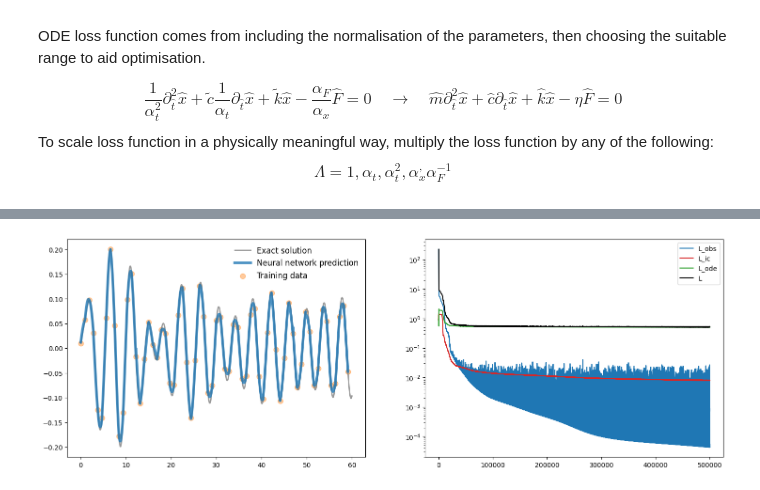
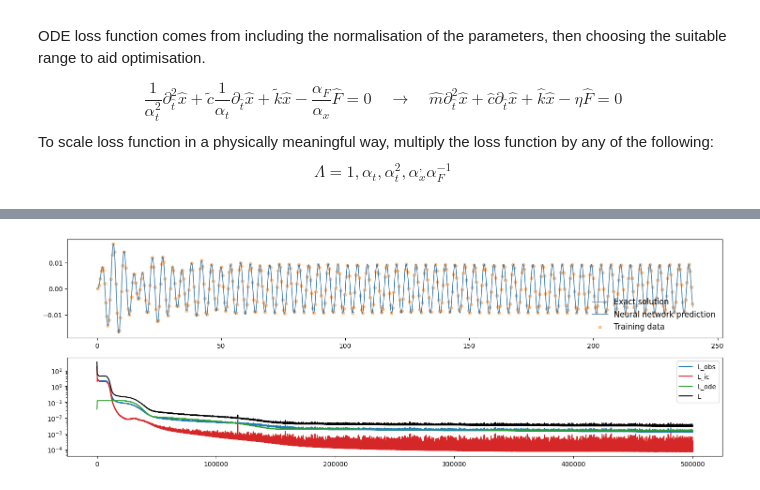
Before and after one commit to MarcusHA94/structural-dynamics-pinns, a Jupyter notebook: sdof_osa/sdof_forced_osa.ipynb, the cells around one changed output, grey strips where cells are left out. Saved outputs shown, nothing was run; the diff lists cells and outputs as text; code cells hidden in the pictures.

Commit message:
one-steap-ahead v1.0
Updated osa stuff, also fixed some minor bugs/inconsistencies in standard sdof

```diff
--- a/sdof_osa/sdof_forced_osa.ipynb
+++ b/sdof_osa/sdof_forced_osa.ipynb
@@ -114,10 +145,12 @@ Normalise and create some plotting functions
 t_hat, alpha_t = normalise(time, "range")
 x_hat_gt, alpha_x = normalise(xx, "range")
 v_hat_gt, alpha_v = normalise(vv, "range")
+F_hat_gt, alpha_F = normalise(excitation['F_tild'], "range")
 
 t_data = t_hat[sub_ind]
 x_data = x_hat_gt[sub_ind]
 v_data = v_hat_gt[sub_ind]
+F_data = F_hat_gt[sub_ind]
 
 T_hat = t_data[1].item()-t_data[0].item()
 
@@ -126,6 +159,10 @@ fig, axs = plt.subplots(2,1,figsize=(12,8))
 axs[0].plot(t_hat, x_hat_gt, color="tab:blue", label="Displacement")
 axs[0].scatter(t_data, x_data, color="tab:orange", label="Training data")
 axs[0].legend()
+axs02 = axs[0].twinx()
+axs02.plot(t_hat, F_hat_gt, color="tab:olive", alpha=0.4, label="Forcing")
+axs02.scatter(t_data, F_data, color="tab:cyan", label="Training data")
+axs02.legend()
 
 axs[1].plot(t_hat, v_hat_gt, color="tab:red", label="Velocity")
 axs[1].scatter(t_data, v_data, color="tab:orange", label="Training data")
@@ -146,9 +183,9 @@ def plot_joint_loss_hist(ax,loss_hist):
 
 def plot_result(ax, ground_truth, data, prediction, alphas):
     ax.cla()
-    ax.plot(ground_truth["t_hat"]*alphas["t"], ground_truth["x_hat"]*alphas["x"], color="grey", linewidth=2, alpha=0.8, label="Exact solution")
-    ax.plot(prediction["t_hat"]*alphas["t"], prediction["x_hat"]*alphas["x"], color="tab:blue", linewidth=4, alpha=0.8, label="Neural network prediction")
-    ax.scatter(data["t_hat"]*alphas["t"], data["x_hat"]*alphas["x"], s=60, color="tab:orange", alpha=0.4, label='Training data')
+    ax.plot(ground_truth["t_hat"]*alphas["t"], ground_truth["x_hat"]*alphas["x"], color="grey", linewidth=1, alpha=0.8, label="Exact solution")
+    ax.plot(prediction["t_hat"]*alphas["t"], prediction["x_hat"]*alphas["x"], color="tab:blue", linewidth=1, alpha=0.8, label="Neural network prediction")
+    ax.scatter(data["t_hat"]*alphas["t"], data["x_hat"]*alphas["x"], s=20, color="tab:orange", alpha=0.4, label='Training data')
     l = ax.legend(frameon=False, fontsize="large")
     xL = torch.amax(ground_truth["t_hat"])*alphas["t"]
     yL = torch.amax(torch.abs(ground_truth["x_hat"]))*alphas["x"]
@@ -158,11 +195,16 @@ def plot_result(ax, ground_truth, data, prediction, alphas):
 ground_truth = {
     "t_hat" : t_hat,
     "x_hat" : x_hat_gt,
+    "v_hat" : v_hat_gt,
+    "F_hat" : F_hat_gt
 }
 
 data = {
     "t_hat" : t_data,
-    "x_hat" : x_data
+    "x_hat" : x_data,
+    "v_hat" : v_data,
+    "F_hat" : F_data,
+    "sub_ind" : sub_ind
 }
 # %% [markdown]
 ## PINN
@@ -203,35 +245,35 @@ $$
 # %%
 alpha_c = c_tild*10
 alpha_k = k_tild*10
+alpha_k3 = k3_tild*10
 alphas = {
     "c" : alpha_c,
     "k" : alpha_k,
+    "k3" : alpha_k3,
     "t" : alpha_t,
     "x" : alpha_x,
     "v" : alpha_v,
-    "F" : 1.0
+    "F" : alpha_F
 }
 
-nct = 32  # number of collocation points in time window
+nct = 16  # number of collocation points in time window
 
 torch.manual_seed(123)
 
-osa_model = osa_pinn_sdof(
-    n_input = 3,
-    n_output = 1,
-    n_hidden = 32,
-    n_layers = 2
-    )
-
 osa_config = {
+    "n_input" : 4,
+    "n_output" : 1,
+    "n_hidden" : 16,
+    "n_layers" : 2,
     "T" : T,
     "T_hat" : T_hat,
     "nct" : nct,
-    "nonlinearity" : "linear",
+    "nonlinearity" : config["nonlinearity"],
     "phys_params" : {
         "par_type" : "constant",
         "k": k_tild,
-        "c" : c_tild
+        "c" : c_tild,
+        "k3" : k3_tild
     },
     "alphas" : alphas,
     "ode_norm_Lambda" : alpha_x.item(),
@@ -239,11 +281,11 @@ osa_config = {
 }
 
 # configure PINN
-osa_model.configure(**osa_config)
-t_pred = osa_model.set_colls_and_obs(t_data, x_data, v_data)
+osa_model = osa_pinn_sdof(osa_config)
+t_pred = osa_model.set_colls_and_obs(t_data, x_data, v_data, F_data)
 
 # configure optimiser
-learning_rate = 5e-4
+learning_rate = 2e-4
 betas = (0.95,0.999)
 optimizer = torch.optim.Adam(osa_model.parameters(), lr=learning_rate, betas=betas)
 
@@ -251,13 +293,13 @@ optimizer = torch.optim.Adam(osa_model.parameters(), lr=learning_rate, betas=bet
 # max_iter = 50
 # optimizer = torch.optim.LBFGS(osa_model.parameters(), lr=learning_rate, max_iter=max_iter)
 
-fig, axs = plt.subplots(1,2,figsize=(18,6),facecolor='w')
+fig, axs = plt.subplots(2,1,figsize=(18,6),facecolor='w')
 print_step = 200
 loss_hist=[]
 lambds = {
-    'obs' : 1000.0,
-    'ic' : 10.0,
-    'ode' : 100.0
+    'obs' : 100.0,
+    'ic' : 100.0,
+    'ode' : 500.0
 }
 
 epochs = int(500e3)
@@ -310 +352 @@ Epoch : 500000 ---- Loss: 5.13e-01
-[figure, old version]
+[figure, new version]
```
Also changed, not shown: parts of 8 cells of this notebook, 30 other files.
